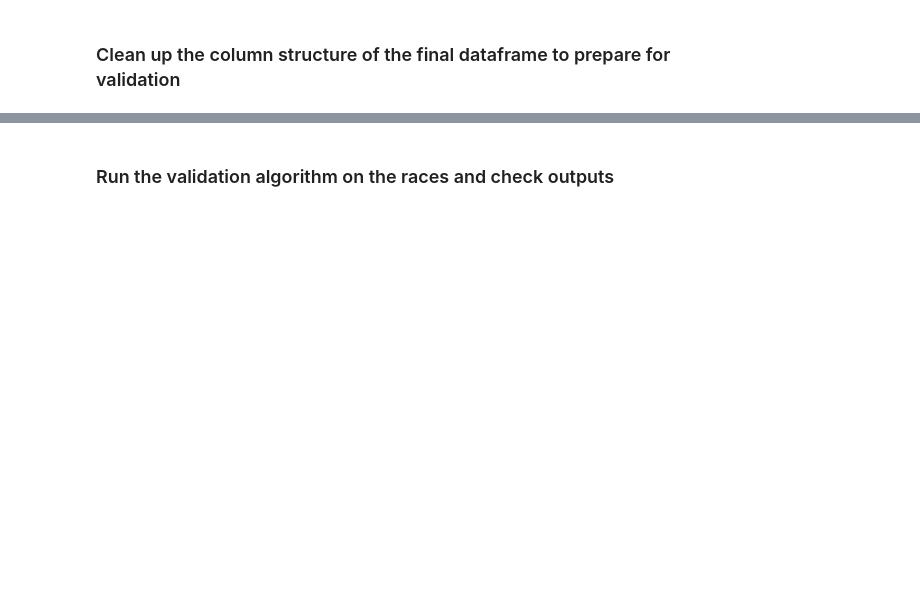
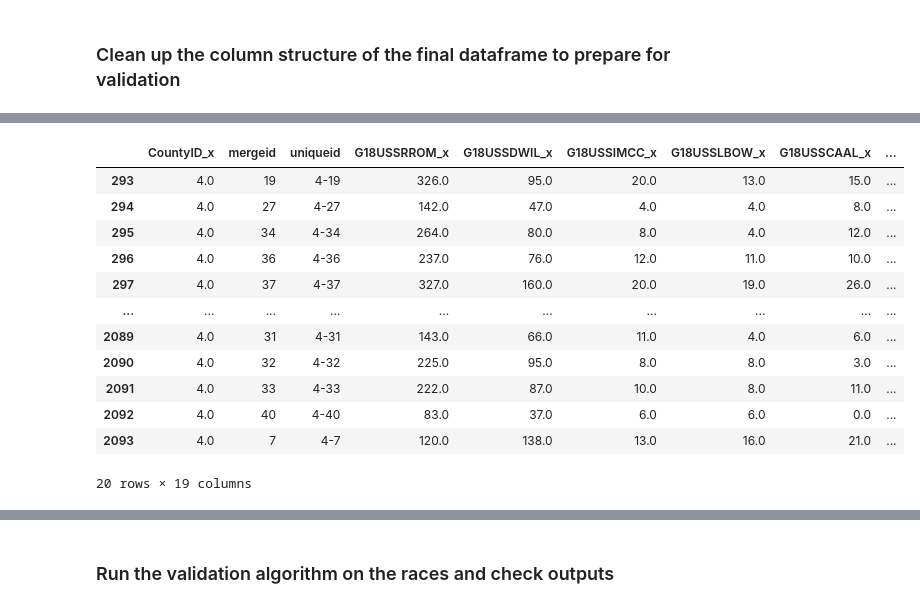
Before and after one commit to nonpartisan-redistricting-datahub/pdv-ut, a Jupyter notebook: vest-ut-2018/VEST-UT-2018-validation.ipynb, the cells around one changed output, grey strips where cells are left out. Cells and saved outputs as stored; diff of their text form; code cells hidden in the pictures; blank space fills up the shorter version.

Commit message:
update election data merges

```diff
--- a/vest-ut-2018/VEST-UT-2018-validation.ipynb
+++ b/vest-ut-2018/VEST-UT-2018-validation.ipynb
@@ -1925,3 +2046,19 @@ merged_df.drop(columns = 'index', inplace= True)
+# %%
+display(merged_df[merged_df["CountyID_x"] == 4.0])
+# %% [output]
+|  | CountyID_x | mergeid | uniqueid | G18USSRROM_x | G18USSDWIL_x | G18USSIMCC_x | G18USSLBOW_x | G18USSCAAL_x | ... |
+| 293 | 4.0 | 19 | 4-19 | 326.0 | 95.0 | 20.0 | 13.0 | 15.0 | ... |
+| 294 | 4.0 | 27 | 4-27 | 142.0 | 47.0 | 4.0 | 4.0 | 8.0 | ... |
+| 295 | 4.0 | 34 | 4-34 | 264.0 | 80.0 | 8.0 | 4.0 | 12.0 | ... |
+| 296 | 4.0 | 36 | 4-36 | 237.0 | 76.0 | 12.0 | 11.0 | 10.0 | ... |
+| 297 | 4.0 | 37 | 4-37 | 327.0 | 160.0 | 20.0 | 19.0 | 26.0 | ... |
+| ... | ... | ... | ... | ... | ... | ... | ... | ... | ... |
+| 2089 | 4.0 | 31 | 4-31 | 143.0 | 66.0 | 11.0 | 4.0 | 6.0 | ... |
+| 2090 | 4.0 | 32 | 4-32 | 225.0 | 95.0 | 8.0 | 8.0 | 3.0 | ... |
+| 2091 | 4.0 | 33 | 4-33 | 222.0 | 87.0 | 10.0 | 8.0 | 11.0 | ... |
+| 2092 | 4.0 | 40 | 4-40 | 83.0 | 37.0 | 6.0 | 6.0 | 0.0 | ... |
+| 2093 | 4.0 | 7 | 4-7 | 120.0 | 138.0 | 13.0 | 16.0 | 21.0 | ... |
+20 rows × 19 columns
 # %%
 print(len(ut_vest) - len(merged_df))
 print(len(merged_df.joinid.unique()))
```
Also changed, not shown: parts of 22 cells of this notebook, 1 other file.
